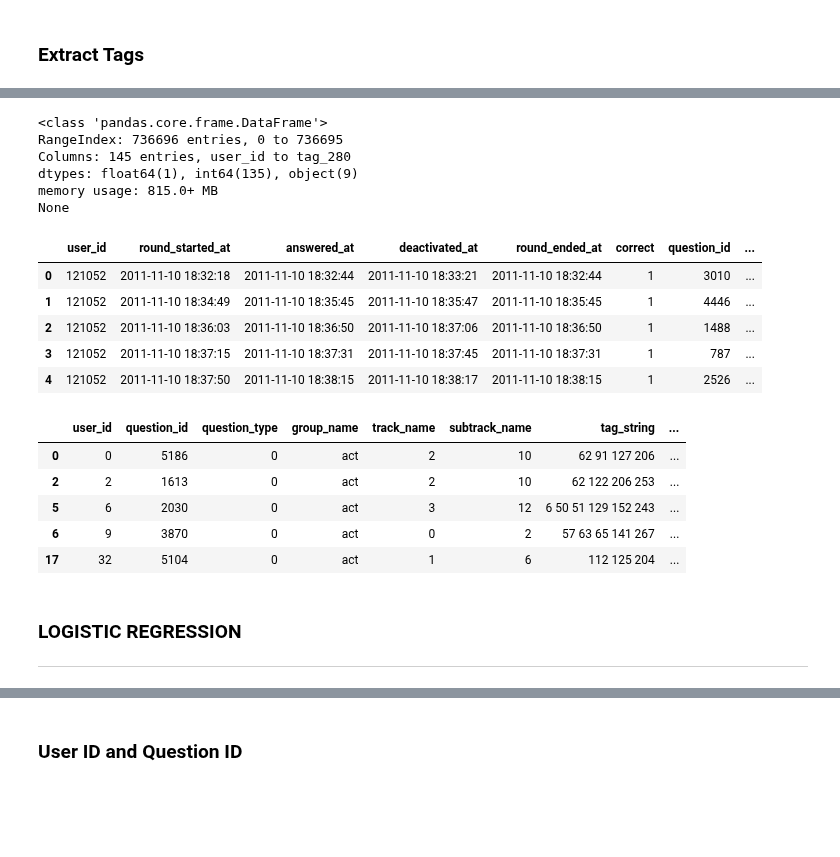
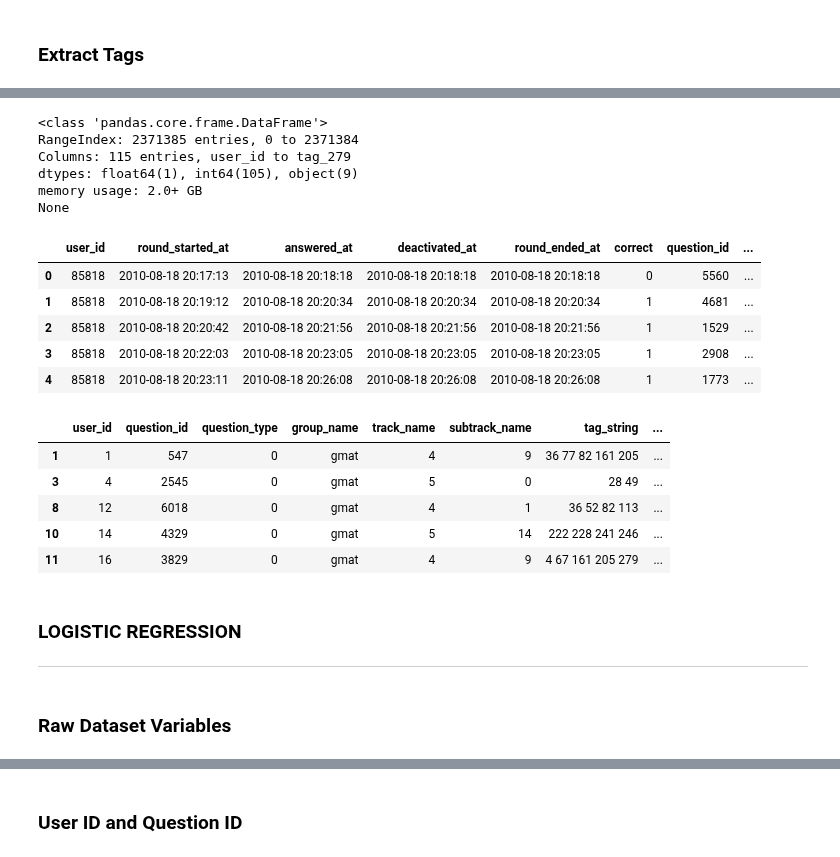
Before and after one commit to oserttas-math/predicting_assessment_mastery, a Jupyter notebook: notebooks/machine_learning_analysis.ipynb, the cells around one changed output, grey strips where cells are left out. Saved outputs shown, nothing was run; the diff lists cells and outputs as text; code cells hidden in the pictures; blank space fills up the shorter version.

Commit message:
Use GMAT data instead.

```diff
--- a/notebooks/machine_learning_analysis.ipynb
+++ b/notebooks/machine_learning_analysis.ipynb
@@ -45,0 +77,4 @@ pd.options.display.max_columns = 325
+# %%
+solution_df = pd.read_csv('../data/raw/solution_sorted.csv')
+print(solution_df.info())
+solution_df.head()
@@ -46,9 +96,5 @@ pd.options.display.max_columns = 325
 # %%
-# Read and save CSV file as a dataframe:
-test_df = pd.read_csv('../data/raw/test.csv')
-solution = pd.read_csv('../data/raw/solution_sorted.csv')
-
-test_df = test_df[test_df.user_id.isin(solution.user_id.values)].drop(['date_of_test', 'question_set_id'], axis='columns')
+test_df = test_df[test_df.user_id.isin(solution_df.user_id.values)].drop(['date_of_test', 'question_set_id'], axis='columns')
 
 # Loop through the time_columns list:
 for column in ['round_started_at', 'answered_at', 'deactivated_at']:
@@ -61,7 +107,7 @@ test_df['round_ended_at'] = test_df['answered_at'].fillna(test_df['deactivated_a
 test_df['round_duration'] = (test_df['round_ended_at'] - test_df['round_started_at']).astype(int)
 test_df['prior_attempts'] = test_df.groupby(['user_id', 'question_id']).cumcount()
 
-test = pd.merge(test_df, solution, on='user_id')
+test = pd.merge(test_df, solution_df, on='user_id')
 test.head()
 # %% [output]
 |  | user_id | question_id | question_type | group_name | track_name | subtrack_name | tag_string | ... |
@@ -315,34 +361,34 @@ tags_df.head()
 | 4 | 0 | 0 | 0 | 0 | 0 | 0 | 0 | 0 | 0 | 0 | 0 | ... |
 # %%
 # Concatenate the tags dataframe with the original dataframe:
-act = pd.concat([act[:], tags_df[:]], axis=1)
+gmat = pd.concat([gmat[:], tags_df[:]], axis=1)
 
 # Re-inspect the state and structure of the dataframe:
-print(act.info())
-act.head()
+print(gmat.info())
+gmat.head()
 # %% [output]
 <class 'pandas.core.frame.DataFrame'>
-RangeIndex: 736696 entries, 0 to 736695
-Columns: 145 entries, user_id to tag_280
-dtypes: float64(1), int64(135), object(9)
-memory usage: 815.0+ MB
+RangeIndex: 2371385 entries, 0 to 2371384
+Columns: 115 entries, user_id to tag_279
+dtypes: float64(1), int64(105), object(9)
+memory usage: 2.0+ GB
 None
 |  | user_id | round_started_at | answered_at | deactivated_at | round_ended_at | correct | question_id | ... |
-| 0 | 121052 | 2011-11-10 18:32:18 | 2011-11-10 18:32:44 | 2011-11-10 18:33:21 | 2011-11-10 18:32:44 | 1 | 3010 | ... |
-| 1 | 121052 | 2011-11-10 18:34:49 | 2011-11-10 18:35:45 | 2011-11-10 18:35:47 | 2011-11-10 18:35:45 | 1 | 4446 | ... |
-| 2 | 121052 | 2011-11-10 18:36:03 | 2011-11-10 18:36:50 | 2011-11-10 18:37:06 | 2011-11-10 18:36:50 | 1 | 1488 | ... |
-| 3 | 121052 | 2011-11-10 18:37:15 | 2011-11-10 18:37:31 | 2011-11-10 18:37:45 | 2011-11-10 18:37:31 | 1 | 787 | ... |
-| 4 | 121052 | 2011-11-10 18:37:50 | 2011-11-10 18:38:15 | 2011-11-10 18:38:17 | 2011-11-10 18:38:15 | 1 | 2526 | ... |
+| 0 | 85818 | 2010-08-18 20:17:13 | 2010-08-18 20:18:18 | 2010-08-18 20:18:18 | 2010-08-18 20:18:18 | 0 | 5560 | ... |
+| 1 | 85818 | 2010-08-18 20:19:12 | 2010-08-18 20:20:34 | 2010-08-18 20:20:34 | 2010-08-18 20:20:34 | 1 | 4681 | ... |
+| 2 | 85818 | 2010-08-18 20:20:42 | 2010-08-18 20:21:56 | 2010-08-18 20:21:56 | 2010-08-18 20:21:56 | 1 | 1529 | ... |
+| 3 | 85818 | 2010-08-18 20:22:03 | 2010-08-18 20:23:05 | 2010-08-18 20:23:05 | 2010-08-18 20:23:05 | 1 | 2908 | ... |
+| 4 | 85818 | 2010-08-18 20:23:11 | 2010-08-18 20:26:08 | 2010-08-18 20:26:08 | 2010-08-18 20:26:08 | 1 | 1773 | ... |
 # %%
-act_test = test[test['group_name'] == 'act']
-act_test.head()
+gmat_test = test[test['group_name'] == 'gmat']
+gmat_test.head()
 # %% [output]
 |  | user_id | question_id | question_type | group_name | track_name | subtrack_name | tag_string | ... |
-| 0 | 0 | 5186 | 0 | act | 2 | 10 | 62 91 127 206 | ... |
-| 2 | 2 | 1613 | 0 | act | 2 | 10 | 62 122 206 253 | ... |
-| 5 | 6 | 2030 | 0 | act | 3 | 12 | 6 50 51 129 152 243 | ... |
-| 6 | 9 | 3870 | 0 | act | 0 | 2 | 57 63 65 141 267 | ... |
-| 17 | 32 | 5104 | 0 | act | 1 | 6 | 112 125 204 | ... |
+| 1 | 1 | 547 | 0 | gmat | 4 | 9 | 36 77 82 161 205 | ... |
+| 3 | 4 | 2545 | 0 | gmat | 5 | 0 | 28 49 | ... |
+| 8 | 12 | 6018 | 0 | gmat | 4 | 1 | 36 52 82 113 | ... |
+| 10 | 14 | 4329 | 0 | gmat | 5 | 14 | 222 228 241 246 | ... |
+| 11 | 16 | 3829 | 0 | gmat | 4 | 9 | 4 67 161 205 279 | ... |
 # %% [markdown]
 ### LOGISTIC REGRESSION
 ---
@@ -350,3 +396,5 @@ act_test.head()
 model = LogisticRegression()
 param_name = 'C'
 param_range = [0.001, 0.01, 0.1, 1, 10, 100, 1000]
+# %% [markdown]
+### Raw Dataset Variables
```
Also changed, not shown: parts of 86 cells of this notebook.
